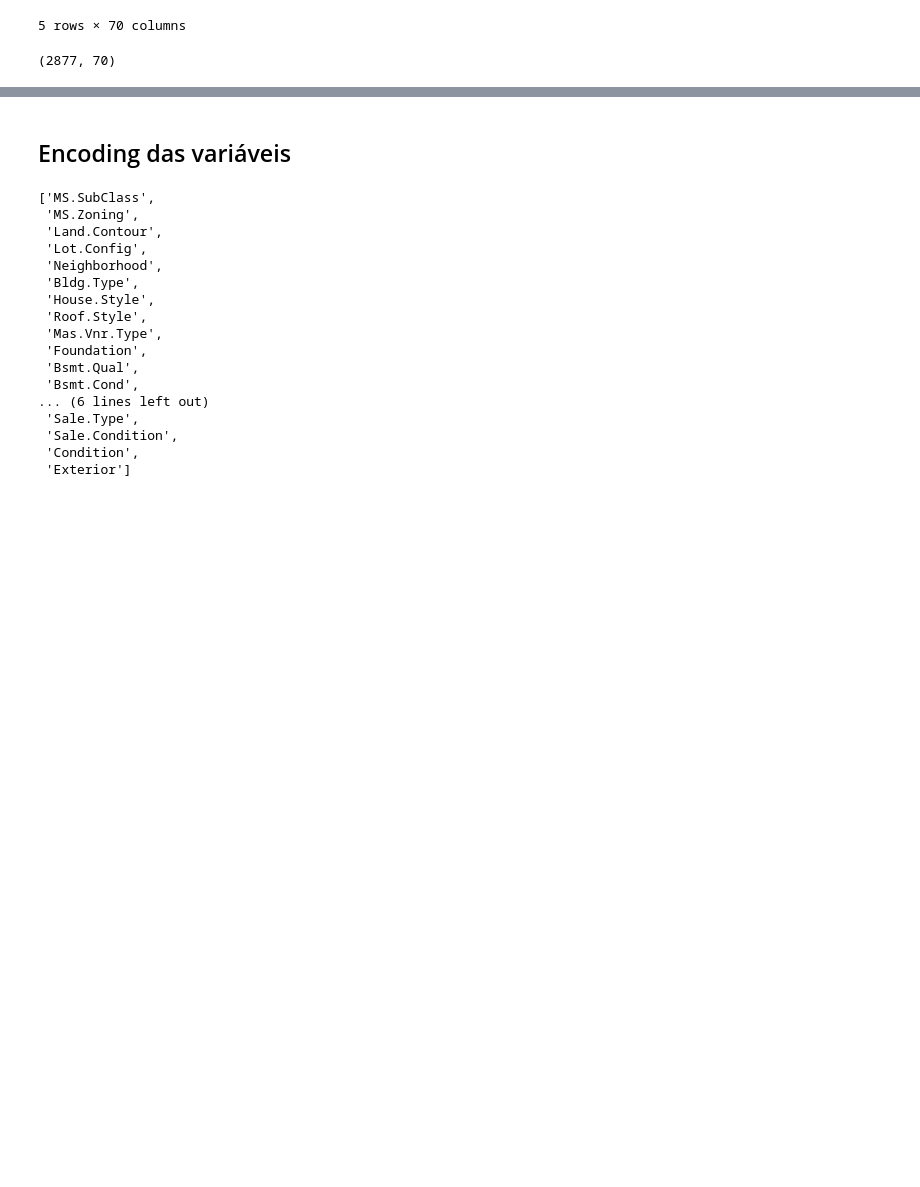
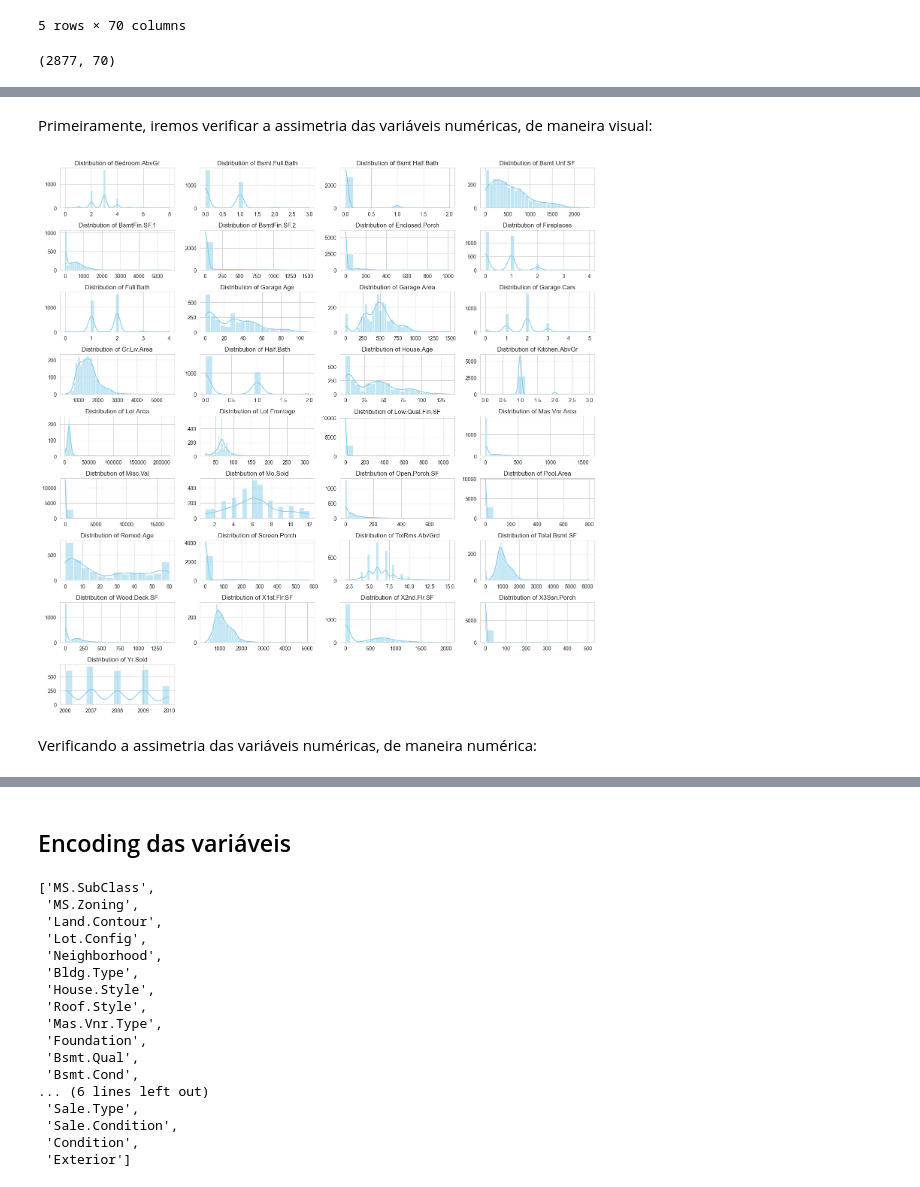
Before and after one commit to alemagno10/ames-project, a Jupyter notebook: notebooks/04_feature_engineering.ipynb, the cells around one changed output, grey strips where cells are left out. Saved outputs shown, nothing was run; the diff lists cells and outputs as text; code cells hidden in the pictures; blank space fills up the shorter version.

```diff
--- a/notebooks/04_feature_engineering.ipynb
+++ b/notebooks/04_feature_engineering.ipynb
@@ -40,0 +87,26 @@ df.shape
+# %% [markdown]
+Primeiramente, iremos verificar a assimetria das variáveis numéricas, de maneira visual:
+# %%
+X = df.drop('SalePrice', axis=1)
+
+numeric_cols = X.select_dtypes(include=[np.number]).columns
+
+# Set the aesthetic style of the plots
+sns.set_style("whitegrid")
+
+# Initialize the figure
+plt.figure(figsize=(15, 15))
+
+# Create a grid of distribution plots for each numerical feature
+for i, col in enumerate(sorted(numeric_cols), 1):
+    plt.subplot(len(numeric_cols)//4 + 1, 4, i)
+    sns.histplot(X[col], kde=True, color='skyblue')
+    plt.title(f'Distribution of {col}')
+    plt.xlabel('')
+    plt.ylabel('')
+
+# Adjust the layout
+plt.tight_layout()
+plt.show()
+# %% [output]
+[figure, added]
@@ -40,0 +115,2 @@ df.shape
+# %% [markdown]
+Verificando a assimetria das variáveis numéricas, de maneira numérica:
```
Also changed, not shown: parts of 30 cells of this notebook, 1 other file.
